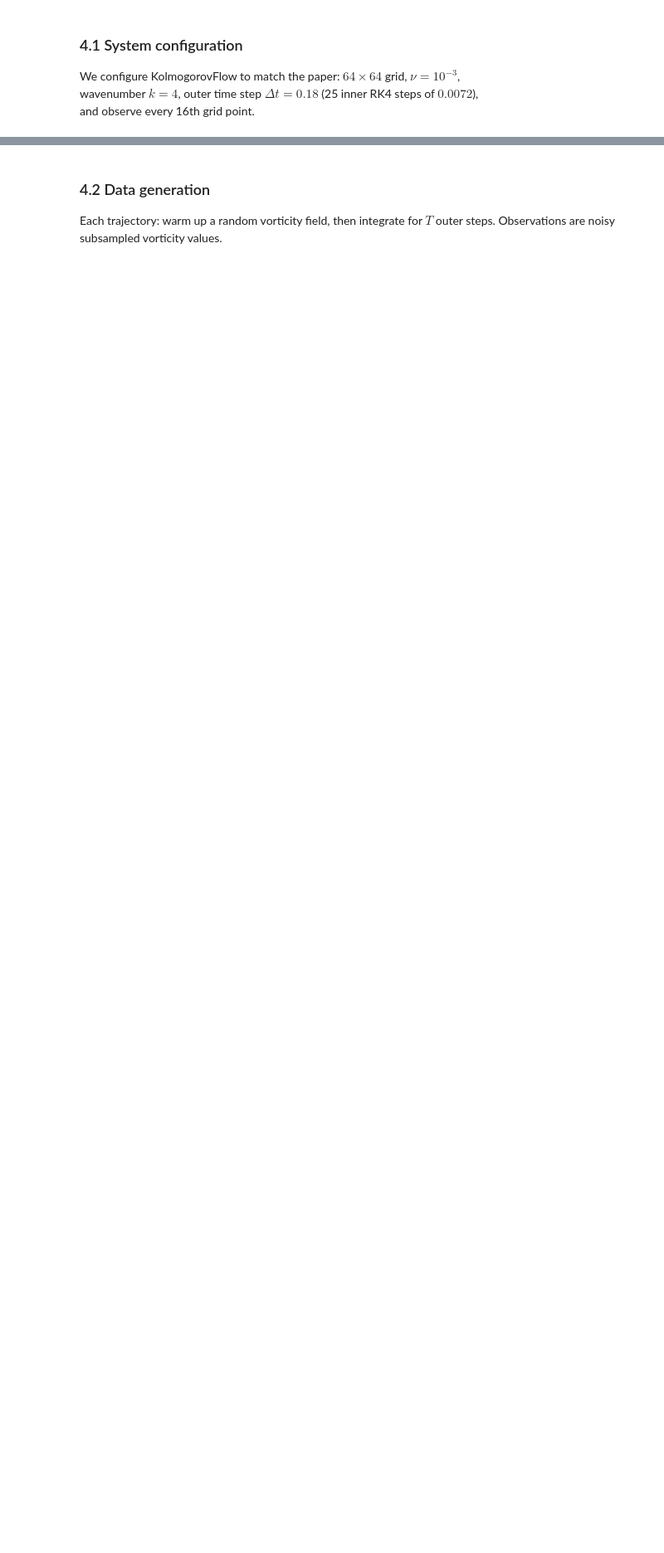
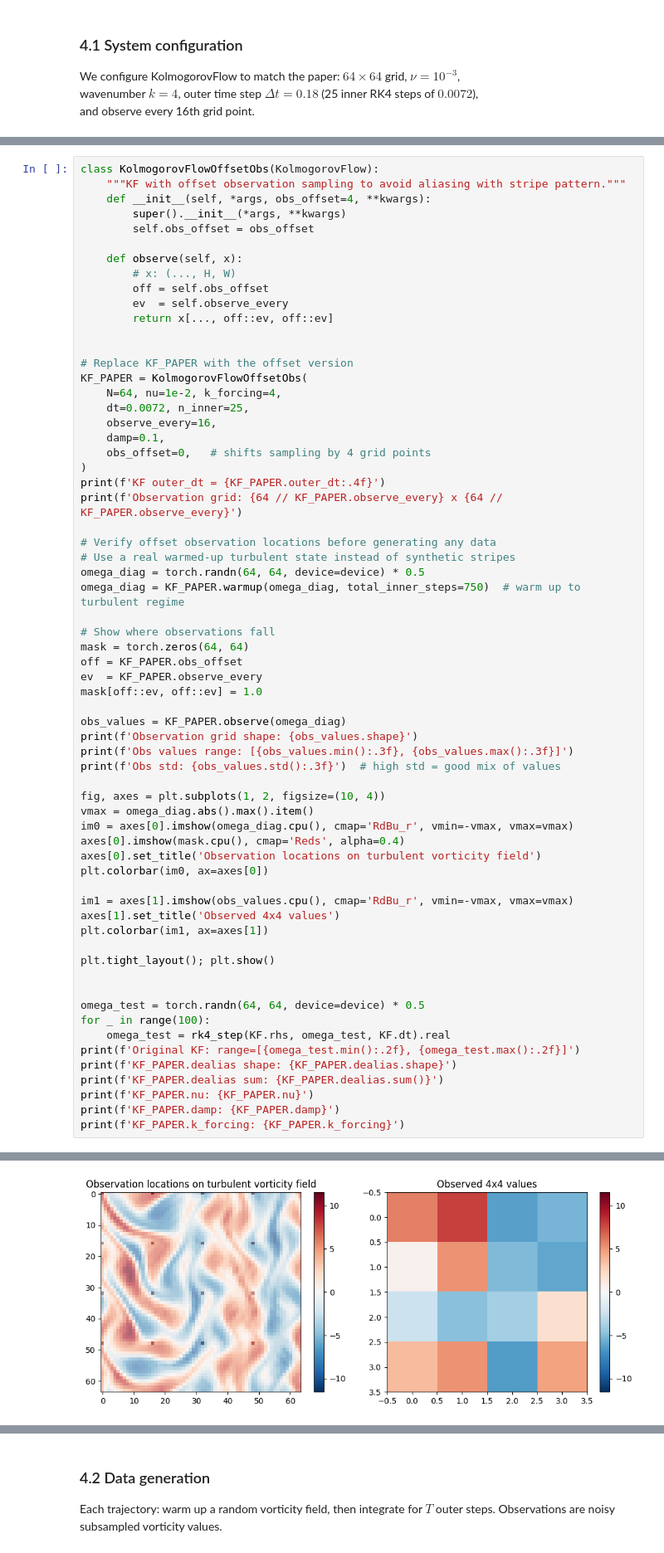
Before and after one commit to ericxu1070/invobs-data-assimilation, a Jupyter notebook: PyTorch_InvObs_DA.ipynb, the cells around one changed output, grey strips where cells are left out. Shown at 83% size. Drawn from its saved outputs; the diff is of its cells as text; blank space fills up the shorter version.

```diff
--- a/PyTorch_InvObs_DA.ipynb
+++ b/PyTorch_InvObs_DA.ipynb
@@ -806,2 +828,67 @@ KF outer_dt = 0.1800  (paper: ~0.18)
 Observation grid: 4 x 4 = 16 points
 State dimension: 4096
+# %%
+class KolmogorovFlowOffsetObs(KolmogorovFlow):
+    """KF with offset observation sampling to avoid aliasing with stripe pattern."""
+    def __init__(self, *args, obs_offset=4, **kwargs):
+        super().__init__(*args, **kwargs)
+        self.obs_offset = obs_offset
+
+    def observe(self, x):
+        # x: (..., H, W)
+        off = self.obs_offset
+        ev  = self.observe_every
+        return x[..., off::ev, off::ev]
+
+
+# Replace KF_PAPER with the offset version
+KF_PAPER = KolmogorovFlowOffsetObs(
+    N=64, nu=1e-2, k_forcing=4,
+    dt=0.0072, n_inner=25,
+    observe_every=16,
+    damp=0.1,
+    obs_offset=0,   # shifts sampling by 4 grid points
+)
+print(f'KF outer_dt = {KF_PAPER.outer_dt:.4f}')
+print(f'Observation grid: {64 // KF_PAPER.observe_every} x {64 // KF_PAPER.observe_every}')
+
+# Verify offset observation locations before generating any data
+# Use a real warmed-up turbulent state instead of synthetic stripes
+omega_diag = torch.randn(64, 64, device=device) * 0.5
+omega_diag = KF_PAPER.warmup(omega_diag, total_inner_steps=750)  # warm up to turbulent regime
+
+# Show where observations fall
+mask = torch.zeros(64, 64)
+off = KF_PAPER.obs_offset
+ev  = KF_PAPER.observe_every
+mask[off::ev, off::ev] = 1.0
+
+obs_values = KF_PAPER.observe(omega_diag)
+print(f'Observation grid shape: {obs_values.shape}')
+print(f'Obs values range: [{obs_values.min():.3f}, {obs_values.max():.3f}]')
+print(f'Obs std: {obs_values.std():.3f}')  # high std = good mix of values
+
+fig, axes = plt.subplots(1, 2, figsize=(10, 4))
+vmax = omega_diag.abs().max().item()
+im0 = axes[0].imshow(omega_diag.cpu(), cmap='RdBu_r', vmin=-vmax, vmax=vmax)
+axes[0].imshow(mask.cpu(), cmap='Reds', alpha=0.4)
+axes[0].set_title('Observation locations on turbulent vorticity field')
+plt.colorbar(im0, ax=axes[0])
+
+im1 = axes[1].imshow(obs_values.cpu(), cmap='RdBu_r', vmin=-vmax, vmax=vmax)
+axes[1].set_title('Observed 4x4 values')
+plt.colorbar(im1, ax=axes[1])
+
+plt.tight_layout(); plt.show()
+
+
+omega_test = torch.randn(64, 64, device=device) * 0.5
+for _ in range(100):
+    omega_test = rk4_step(KF.rhs, omega_test, KF.dt).real
+print(f'Original KF: range=[{omega_test.min():.2f}, {omega_test.max():.2f}]')
+print(f'KF_PAPER.dealias shape: {KF_PAPER.dealias.shape}')
+print(f'KF_PAPER.dealias sum: {KF_PAPER.dealias.sum()}')
+print(f'KF_PAPER.nu: {KF_PAPER.nu}')
+print(f'KF_PAPER.damp: {KF_PAPER.damp}')
+print(f'KF_PAPER.k_forcing: {KF_PAPER.k_forcing}')
+# %% [output]
@@ -807,0 +900 @@ State dimension: 4096
+[figure, added]
```
Also changed, not shown: parts of 25 cells of this notebook.
